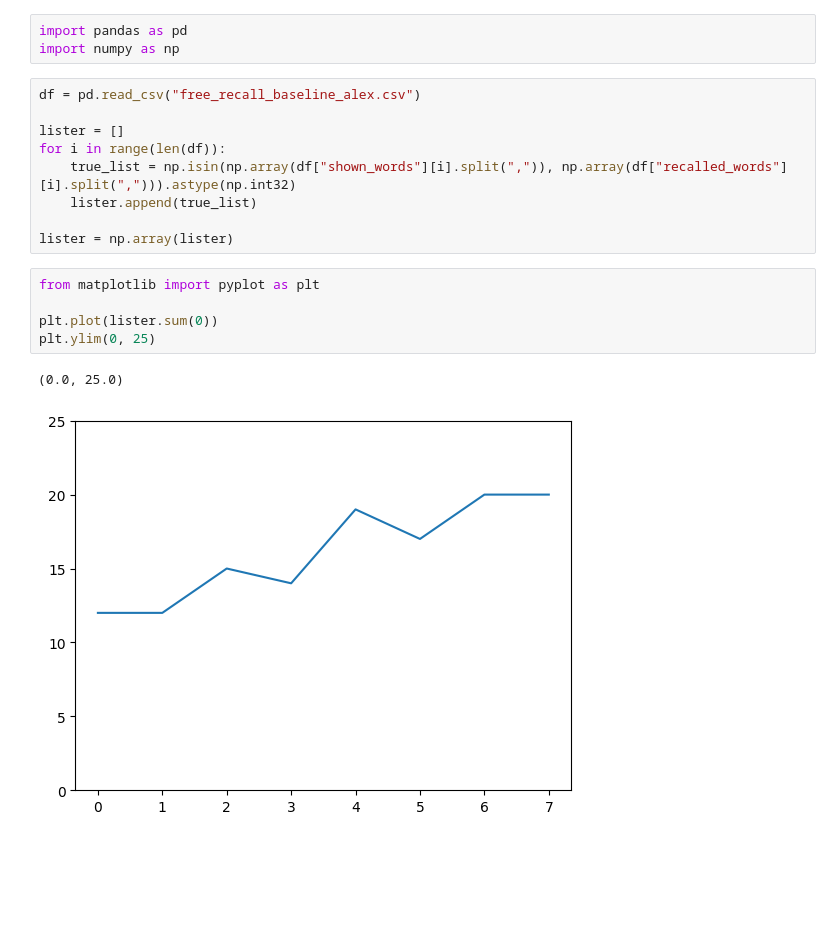
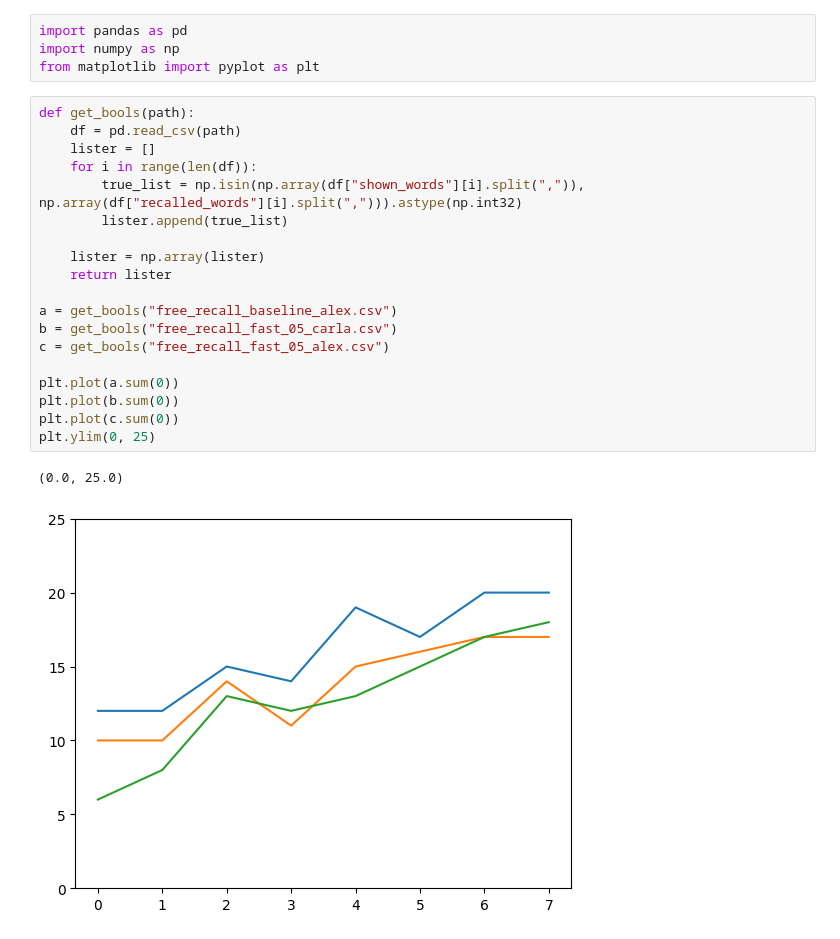
Before and after one commit to CarlaZdravkovicHugod/recall_miniproject_02464, a Jupyter notebook: free_recall/free_recall_analysis.ipynb, the cells around one changed output. Saved outputs shown, nothing was run; the diff lists cells and outputs as text; blank space fills up the shorter version.

```diff
--- a/free_recall/free_recall_analysis.ipynb
+++ b/free_recall/free_recall_analysis.ipynb
@@ -1,20 +1,26 @@
 # %%
 import pandas as pd
 import numpy as np
+from matplotlib import pyplot as plt
-# %%
-df = pd.read_csv("free_recall_baseline_alex.csv")
-
-lister = []
-for i in range(len(df)):
-    true_list = np.isin(np.array(df["shown_words"][i].split(",")), np.array(df["recalled_words"][i].split(","))).astype(np.int32)
-    lister.append(true_list)
-
-lister = np.array(lister)
 # %%
-from matplotlib import pyplot as plt
+def get_bools(path):
+    df = pd.read_csv(path)
+    lister = []
+    for i in range(len(df)):
+        true_list = np.isin(np.array(df["shown_words"][i].split(",")), np.array(df["recalled_words"][i].split(","))).astype(np.int32)
+        lister.append(true_list)
 
-plt.plot(lister.sum(0))
+    lister = np.array(lister)
+    return lister
+
+a = get_bools("free_recall_baseline_alex.csv")
+b = get_bools("free_recall_fast_05_carla.csv")
+c = get_bools("free_recall_fast_05_alex.csv")
+
+plt.plot(a.sum(0))
+plt.plot(b.sum(0))
+plt.plot(c.sum(0))
 plt.ylim(0, 25)
 # %% [output]
 (0.0, 25.0)
-[figure, old version]
+[figure, new version]
```
Also changed, not shown: parts of 1 cell of this notebook, 2 other files.
